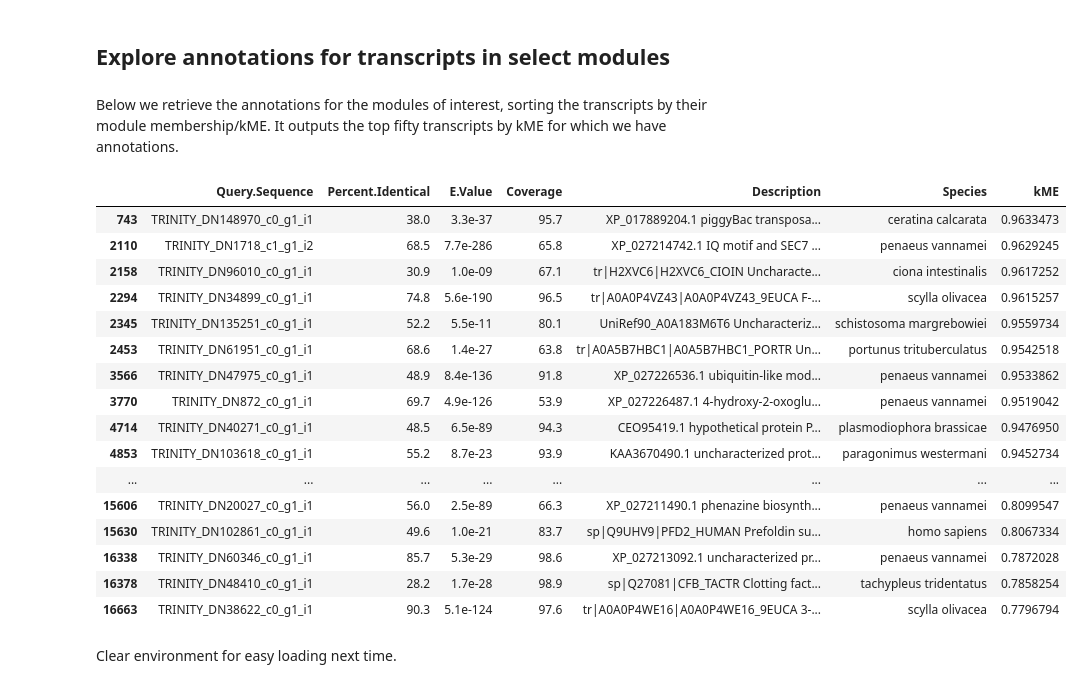
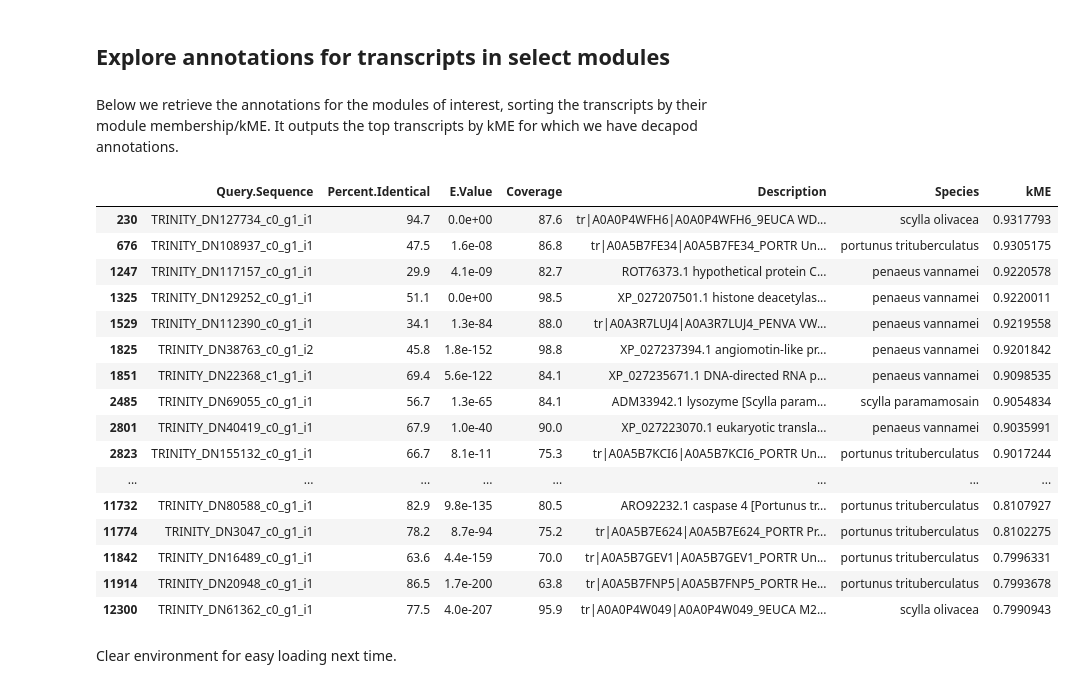
Before and after one commit to tepoltlab/RhithroLoxo_DE, a Jupyter notebook: juptyer_notebooks/WGCNA-FP.ipynb, the cells around one changed output. Cells and saved outputs as stored; diff of their text form; code cells hidden in the pictures.

```diff
--- a/juptyer_notebooks/WGCNA-FP.ipynb
+++ b/juptyer_notebooks/WGCNA-FP.ipynb
@@ -486,31 +486,32 @@ for (i in module_select){
 ## Explore annotations for transcripts in select modules
 # %%
 annot <- read.table("../EnTAP/entap_outfiles/similarity_search/DIAMOND/overall_results/best_hits_lvl0.tsv", sep="\t", fill=TRUE, header=TRUE, quote="", stringsAsFactors = FALSE)
+decapod_annot <- annot[grepl("decapoda",annot[,15]),]
 # %% [markdown]
-Below we retrieve the annotations for the modules of interest, sorting the transcripts by their module membership/kME. It outputs the top fifty transcripts by kME for which we have annotations.
+Below we retrieve the annotations for the modules of interest, sorting the transcripts by their module membership/kME. It outputs the top transcripts by kME for which we have decapod annotations.
 # %%
 sortkME <- results[order(-results[,3]),]
-module_annot <- annot[rownames(annot)%in%rownames(sortkME[sortkME[,2]=="kMEmidnightblue",]),c(1,3,11,12,13,14)]
+module_annot <- decapod_annot[rownames(decapod_annot)%in%rownames(sortkME[sortkME[,2]=="kMEgreenyellow",]),c(1,3,11,12,13,14)]
 module_annot <- cbind(module_annot, kME = sortkME[rownames(sortkME)%in%rownames(module_annot),3])
 head(module_annot,50)
 # %% [output]
 |  | Query.Sequence | Percent.Identical | E.Value | Coverage | Description | Species | kME |
-| 743 | TRINITY_DN148970_c0_g1_i1 | 38.0 | 3.3e-37 | 95.7 | XP_017889204.1 piggyBac transposa... | ceratina calcarata | 0.9633473 |
-| 2110 | TRINITY_DN1718_c1_g1_i2 | 68.5 | 7.7e-286 | 65.8 | XP_027214742.1 IQ motif and SEC7 ... | penaeus vannamei | 0.9629245 |
-| 2158 | TRINITY_DN96010_c0_g1_i1 | 30.9 | 1.0e-09 | 67.1 | tr|H2XVC6|H2XVC6_CIOIN Uncharacte... | ciona intestinalis | 0.9617252 |
-| 2294 | TRINITY_DN34899_c0_g1_i1 | 74.8 | 5.6e-190 | 96.5 | tr|A0A0P4VZ43|A0A0P4VZ43_9EUCA F-... | scylla olivacea | 0.9615257 |
-| 2345 | TRINITY_DN135251_c0_g1_i1 | 52.2 | 5.5e-11 | 80.1 | UniRef90_A0A183M6T6 Uncharacteriz... | schistosoma margrebowiei | 0.9559734 |
-| 2453 | TRINITY_DN61951_c0_g1_i1 | 68.6 | 1.4e-27 | 63.8 | tr|A0A5B7HBC1|A0A5B7HBC1_PORTR Un... | portunus trituberculatus | 0.9542518 |
-| 3566 | TRINITY_DN47975_c0_g1_i1 | 48.9 | 8.4e-136 | 91.8 | XP_027226536.1 ubiquitin-like mod... | penaeus vannamei | 0.9533862 |
-| 3770 | TRINITY_DN872_c0_g1_i1 | 69.7 | 4.9e-126 | 53.9 | XP_027226487.1 4-hydroxy-2-oxoglu... | penaeus vannamei | 0.9519042 |
-| 4714 | TRINITY_DN40271_c0_g1_i1 | 48.5 | 6.5e-89 | 94.3 | CEO95419.1 hypothetical protein P... | plasmodiophora brassicae | 0.9476950 |
-| 4853 | TRINITY_DN103618_c0_g1_i1 | 55.2 | 8.7e-23 | 93.9 | KAA3670490.1 uncharacterized prot... | paragonimus westermani | 0.9452734 |
+| 230 | TRINITY_DN127734_c0_g1_i1 | 94.7 | 0.0e+00 | 87.6 | tr|A0A0P4WFH6|A0A0P4WFH6_9EUCA WD... | scylla olivacea | 0.9317793 |
+| 676 | TRINITY_DN108937_c0_g1_i1 | 47.5 | 1.6e-08 | 86.8 | tr|A0A5B7FE34|A0A5B7FE34_PORTR Un... | portunus trituberculatus | 0.9305175 |
+| 1247 | TRINITY_DN117157_c0_g1_i1 | 29.9 | 4.1e-09 | 82.7 | ROT76373.1 hypothetical protein C... | penaeus vannamei | 0.9220578 |
+| 1325 | TRINITY_DN129252_c0_g1_i1 | 51.1 | 0.0e+00 | 98.5 | XP_027207501.1 histone deacetylas... | penaeus vannamei | 0.9220011 |
+| 1529 | TRINITY_DN112390_c0_g1_i1 | 34.1 | 1.3e-84 | 88.0 | tr|A0A3R7LUJ4|A0A3R7LUJ4_PENVA VW... | penaeus vannamei | 0.9219558 |
+| 1825 | TRINITY_DN38763_c0_g1_i2 | 45.8 | 1.8e-152 | 98.8 | XP_027237394.1 angiomotin-like pr... | penaeus vannamei | 0.9201842 |
+| 1851 | TRINITY_DN22368_c1_g1_i1 | 69.4 | 5.6e-122 | 84.1 | XP_027235671.1 DNA-directed RNA p... | penaeus vannamei | 0.9098535 |
+| 2485 | TRINITY_DN69055_c0_g1_i1 | 56.7 | 1.3e-65 | 84.1 | ADM33942.1 lysozyme [Scylla param... | scylla paramamosain | 0.9054834 |
+| 2801 | TRINITY_DN40419_c0_g1_i1 | 67.9 | 1.0e-40 | 90.0 | XP_027223070.1 eukaryotic transla... | penaeus vannamei | 0.9035991 |
+| 2823 | TRINITY_DN155132_c0_g1_i1 | 66.7 | 8.1e-11 | 75.3 | tr|A0A5B7KCI6|A0A5B7KCI6_PORTR Un... | portunus trituberculatus | 0.9017244 |
 | ... | ... | ... | ... | ... | ... | ... | ... |
-| 15606 | TRINITY_DN20027_c0_g1_i1 | 56.0 | 2.5e-89 | 66.3 | XP_027211490.1 phenazine biosynth... | penaeus vannamei | 0.8099547 |
-| 15630 | TRINITY_DN102861_c0_g1_i1 | 49.6 | 1.0e-21 | 83.7 | sp|Q9UHV9|PFD2_HUMAN Prefoldin su... | homo sapiens | 0.8067334 |
-| 16338 | TRINITY_DN60346_c0_g1_i1 | 85.7 | 5.3e-29 | 98.6 | XP_027213092.1 uncharacterized pr... | penaeus vannamei | 0.7872028 |
-| 16378 | TRINITY_DN48410_c0_g1_i1 | 28.2 | 1.7e-28 | 98.9 | sp|Q27081|CFB_TACTR Clotting fact... | tachypleus tridentatus | 0.7858254 |
-| 16663 | TRINITY_DN38622_c0_g1_i1 | 90.3 | 5.1e-124 | 97.6 | tr|A0A0P4WE16|A0A0P4WE16_9EUCA 3-... | scylla olivacea | 0.7796794 |
+| 11732 | TRINITY_DN80588_c0_g1_i1 | 82.9 | 9.8e-135 | 80.5 | ARO92232.1 caspase 4 [Portunus tr... | portunus trituberculatus | 0.8107927 |
+| 11774 | TRINITY_DN3047_c0_g1_i1 | 78.2 | 8.7e-94 | 75.2 | tr|A0A5B7E624|A0A5B7E624_PORTR Pr... | portunus trituberculatus | 0.8102275 |
+| 11842 | TRINITY_DN16489_c0_g1_i1 | 63.6 | 4.4e-159 | 70.0 | tr|A0A5B7GEV1|A0A5B7GEV1_PORTR Un... | portunus trituberculatus | 0.7996331 |
+| 11914 | TRINITY_DN20948_c0_g1_i1 | 86.5 | 1.7e-200 | 63.8 | tr|A0A5B7FNP5|A0A5B7FNP5_PORTR He... | portunus trituberculatus | 0.7993678 |
+| 12300 | TRINITY_DN61362_c0_g1_i1 | 77.5 | 4.0e-207 | 95.9 | tr|A0A0P4W049|A0A0P4W049_9EUCA M2... | scylla olivacea | 0.7990943 |
 # %% [markdown]
 Clear environment for easy loading next time.
 # %%
```
